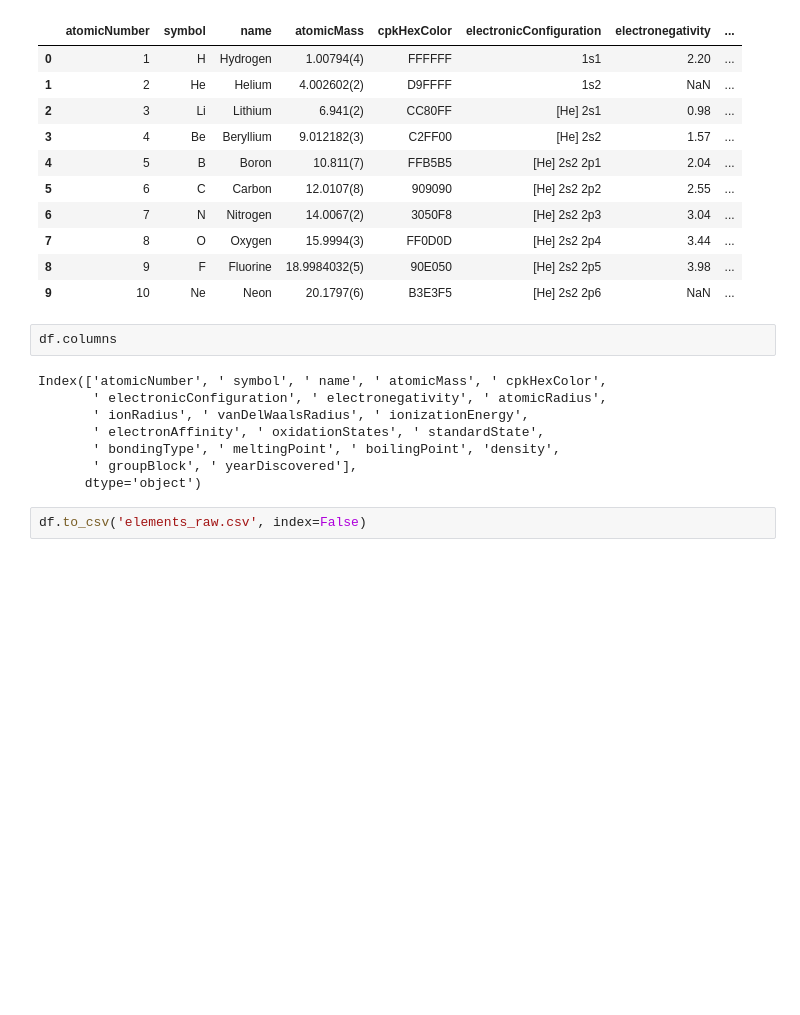
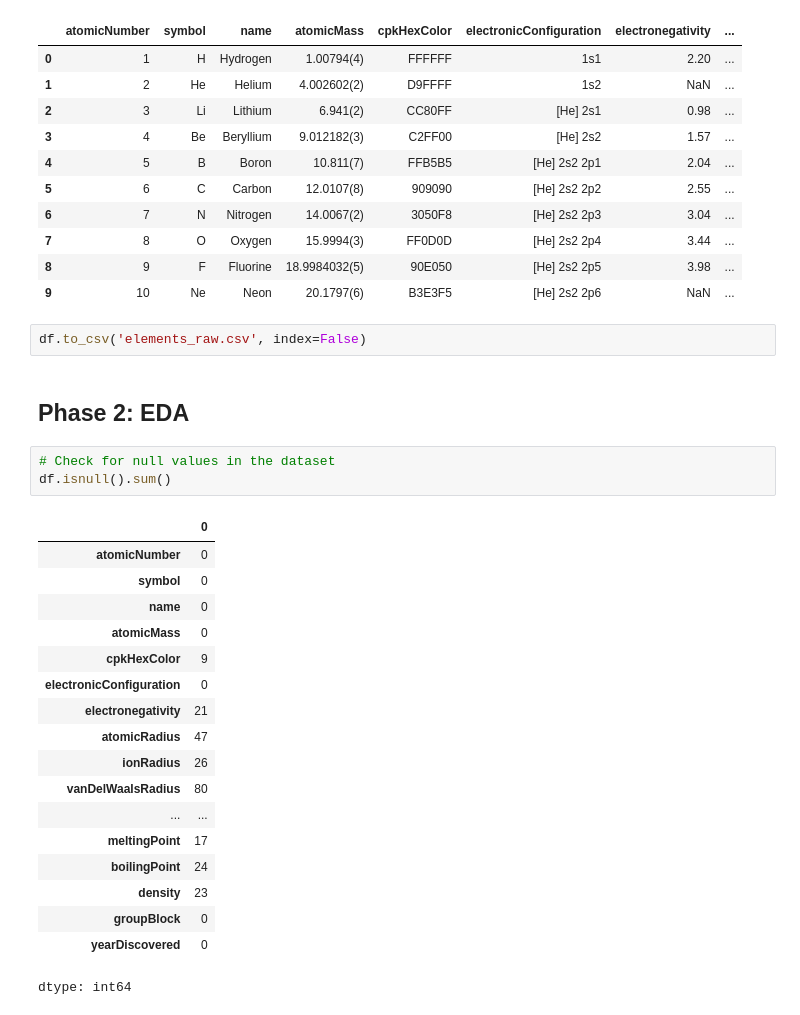
Before and after one commit to paulclarkdata/periodic_table_cluster, a Jupyter notebook: period_table_cluster.ipynb, the cells around one changed output. Drawn from its saved outputs; the diff is of its cells as text; blank space fills up the shorter version.

```diff
--- a/period_table_cluster.ipynb
+++ b/period_table_cluster.ipynb
@@ -37,15 +24,29 @@ df.head(10)
 | 7 | 8 | O | Oxygen | 15.9994(3) | FF0D0D | [He] 2s2 2p4 | 3.44 | ... |
 | 8 | 9 | F | Fluorine | 18.9984032(5) | 90E050 | [He] 2s2 2p5 | 3.98 | ... |
 | 9 | 10 | Ne | Neon | 20.1797(6) | B3E3F5 | [He] 2s2 2p6 | NaN | ... |
-# %%
-df.columns
-# %% [output]
-Index(['atomicNumber', ' symbol', ' name', ' atomicMass', ' cpkHexColor',
-       ' electronicConfiguration', ' electronegativity', ' atomicRadius',
-       ' ionRadius', ' vanDelWaalsRadius', ' ionizationEnergy',
-       ' electronAffinity', ' oxidationStates', ' standardState',
-       ' bondingType', ' meltingPoint', ' boilingPoint', 'density',
-       ' groupBlock', ' yearDiscovered'],
-      dtype='object')
 # %%
 df.to_csv('elements_raw.csv', index=False)
+# %% [markdown]
+## Phase 2: EDA ##
+# %%
+# Check for null values in the dataset
+df.isnull().sum()
+# %% [output]
+|  | 0 |
+| atomicNumber | 0 |
+| symbol | 0 |
+| name | 0 |
+| atomicMass | 0 |
+| cpkHexColor | 9 |
+| electronicConfiguration | 0 |
+| electronegativity | 21 |
+| atomicRadius | 47 |
+| ionRadius | 26 |
+| vanDelWaalsRadius | 80 |
+| ... | ... |
+| meltingPoint | 17 |
+| boilingPoint | 24 |
+| density | 23 |
+| groupBlock | 0 |
+| yearDiscovered | 0 |
+dtype: int64
```
Also changed, not shown: parts of 12 cells of this notebook.
